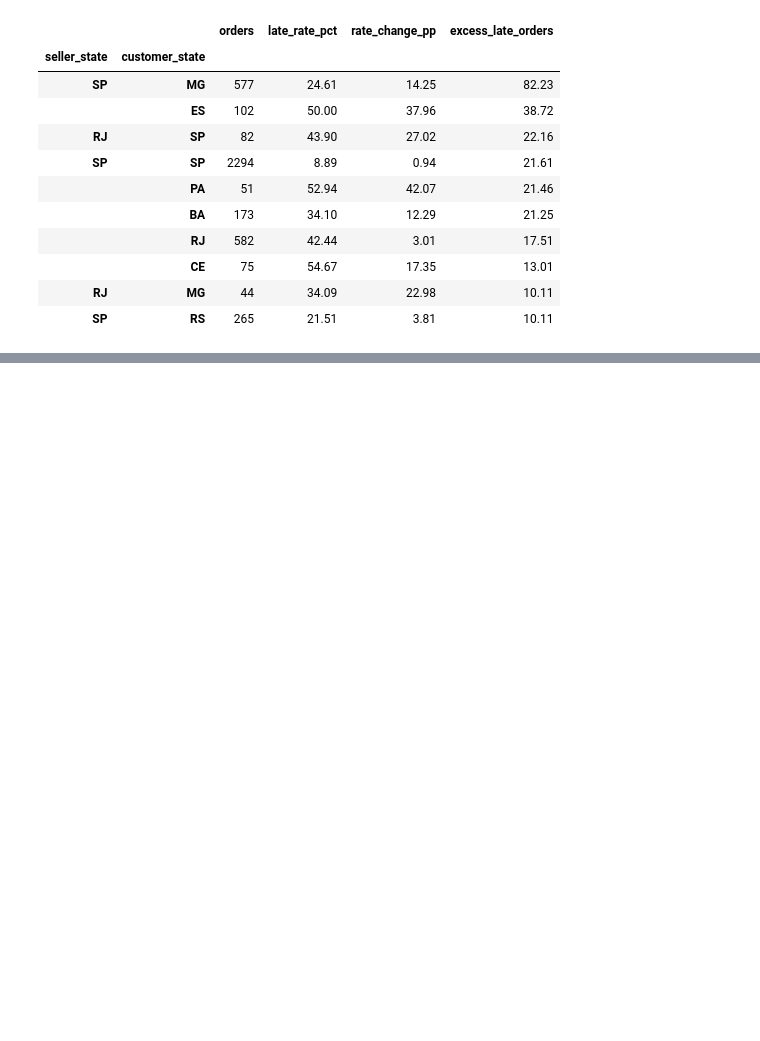
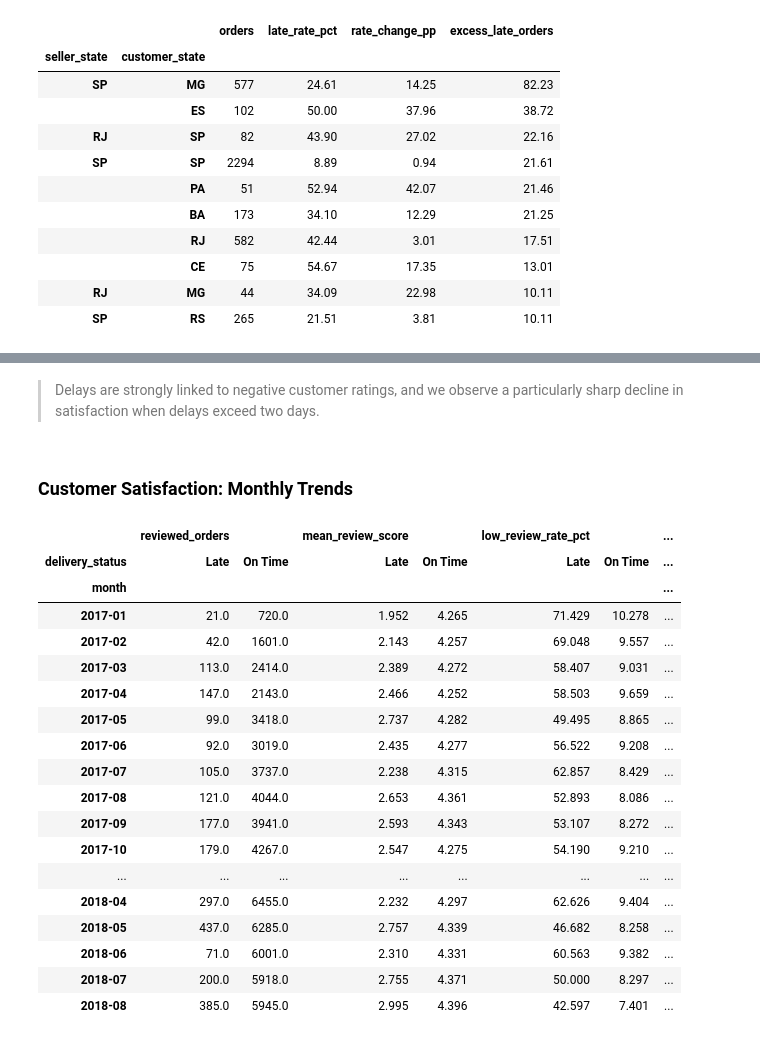
Before and after one commit to romarta/ecommerce-delivery-analytics, a Jupyter notebook: notebooks/02_exploratory_analysis.ipynb, the cells around one changed output, grey strips where cells are left out. Saved outputs shown, nothing was run; the diff lists cells and outputs as text; code cells hidden in the pictures; blank space fills up the shorter version.

```diff
--- a/notebooks/02_exploratory_analysis.ipynb
+++ b/notebooks/02_exploratory_analysis.ipynb
@@ -1669,0 +1984,70 @@ for previous, current in month_pairs:
+# %% [markdown]
+> Delays are strongly linked to negative customer ratings, and we observe a particularly sharp decline in satisfaction when delays exceed two days.
+# %% [markdown]
+### Customer Satisfaction: Monthly Trends
+# %%
+# Calculate monthly customer satisfaction metrics by delivery status
+monthly_reviews = (
+    spike_data.dropna(subset=["avg_review_score"])
+    .groupby(["month", "is_late_delivery"])
+    .agg(
+        reviewed_orders=("order_id", "size"),
+        mean_review_score=("avg_review_score", "mean"),
+        low_review_rate_pct=(
+            "avg_review_score",
+            lambda x: (x <= 2).mean() * 100
+        )
+    )
+    .reset_index()
+)
+
+# Add readable delivery status labels
+monthly_reviews["delivery_status"] = (monthly_reviews["is_late_delivery"].map({False: "On Time", True: "Late"}))
+
+# Compare monthly results between delivery groups
+monthly_review_comparison = monthly_reviews.pivot(
+    index="month",
+    columns="delivery_status",
+    values=[
+        "reviewed_orders",
+        "mean_review_score",
+        "low_review_rate_pct"
+    ]
+)
+
+# Calculate monthly Spearman correlation between late delivery and review score
+monthly_correlations = pd.Series({
+    month: spearmanr(
+        group["is_late_delivery"].astype(int),
+        group["avg_review_score"]
+    ).statistic
+    for month, group in (
+        spike_data.dropna(subset=["avg_review_score"])
+        .groupby("month")
+    )
+})
+
+# Add correlations to the existing monthly comparison table
+monthly_review_comparison[("spearman_rho", "Late vs Review")] = (monthly_correlations)
+
+display(monthly_review_comparison.round(3))
+# %% [output]
+|  | reviewed_orders |  | mean_review_score |  | low_review_rate_pct |  | ... |
+| delivery_status | Late | On Time | Late | On Time | Late | On Time | ... |
+| month |  |  |  |  |  |  | ... |
+| 2017-01 | 21.0 | 720.0 | 1.952 | 4.265 | 71.429 | 10.278 | ... |
+| 2017-02 | 42.0 | 1601.0 | 2.143 | 4.257 | 69.048 | 9.557 | ... |
+| 2017-03 | 113.0 | 2414.0 | 2.389 | 4.272 | 58.407 | 9.031 | ... |
+| 2017-04 | 147.0 | 2143.0 | 2.466 | 4.252 | 58.503 | 9.659 | ... |
+| 2017-05 | 99.0 | 3418.0 | 2.737 | 4.282 | 49.495 | 8.865 | ... |
+| 2017-06 | 92.0 | 3019.0 | 2.435 | 4.277 | 56.522 | 9.208 | ... |
+| 2017-07 | 105.0 | 3737.0 | 2.238 | 4.315 | 62.857 | 8.429 | ... |
+| 2017-08 | 121.0 | 4044.0 | 2.653 | 4.361 | 52.893 | 8.086 | ... |
+| 2017-09 | 177.0 | 3941.0 | 2.593 | 4.343 | 53.107 | 8.272 | ... |
+| 2017-10 | 179.0 | 4267.0 | 2.547 | 4.275 | 54.190 | 9.210 | ... |
+| ... | ... | ... | ... | ... | ... | ... | ... |
+| 2018-04 | 297.0 | 6455.0 | 2.232 | 4.297 | 62.626 | 9.404 | ... |
+| 2018-05 | 437.0 | 6285.0 | 2.757 | 4.339 | 46.682 | 8.258 | ... |
+| 2018-06 | 71.0 | 6001.0 | 2.310 | 4.331 | 60.563 | 9.382 | ... |
+| 2018-07 | 200.0 | 5918.0 | 2.755 | 4.371 | 50.000 | 8.297 | ... |
+| 2018-08 | 385.0 | 5945.0 | 2.995 | 4.396 | 42.597 | 7.401 | ... |
```
Also changed, not shown: parts of 21 cells of this notebook, 2 other files.
